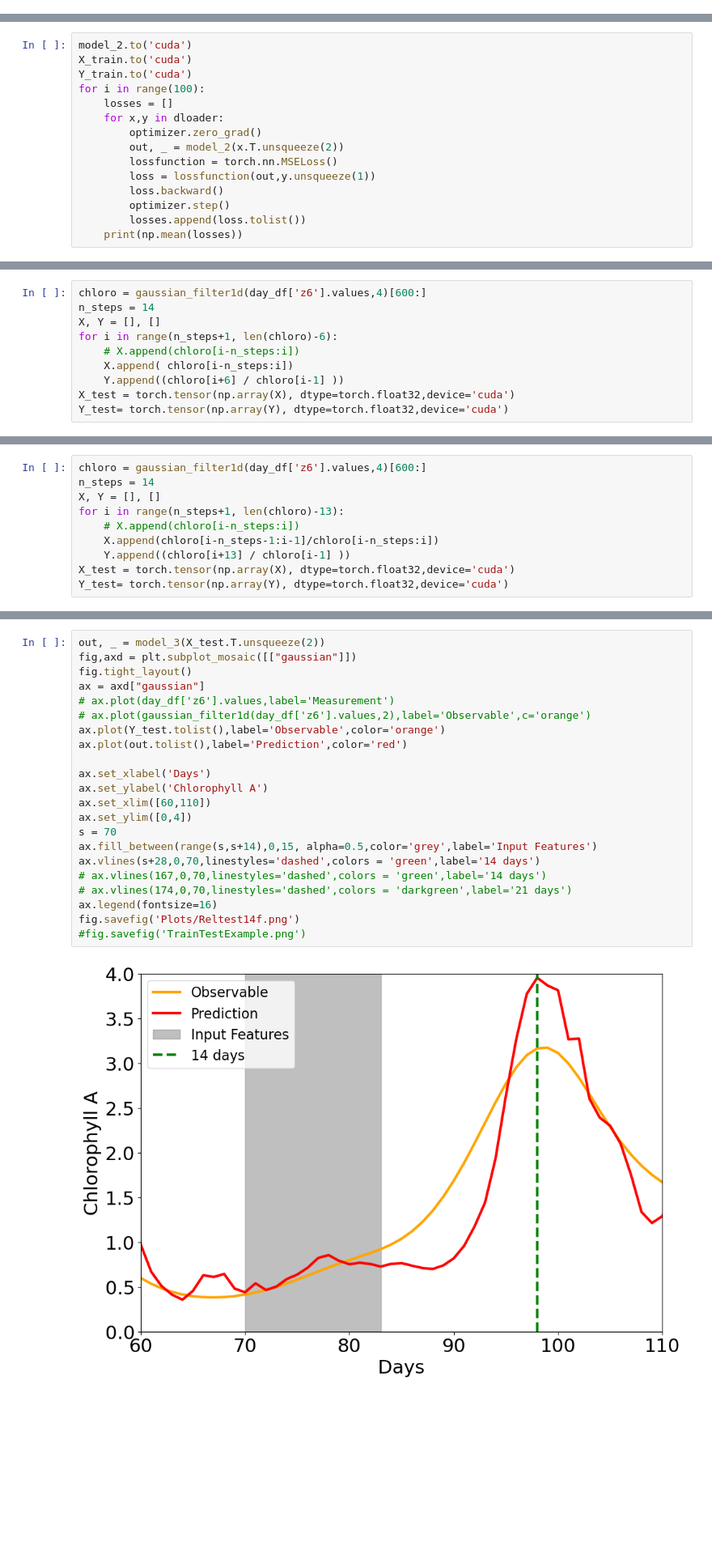
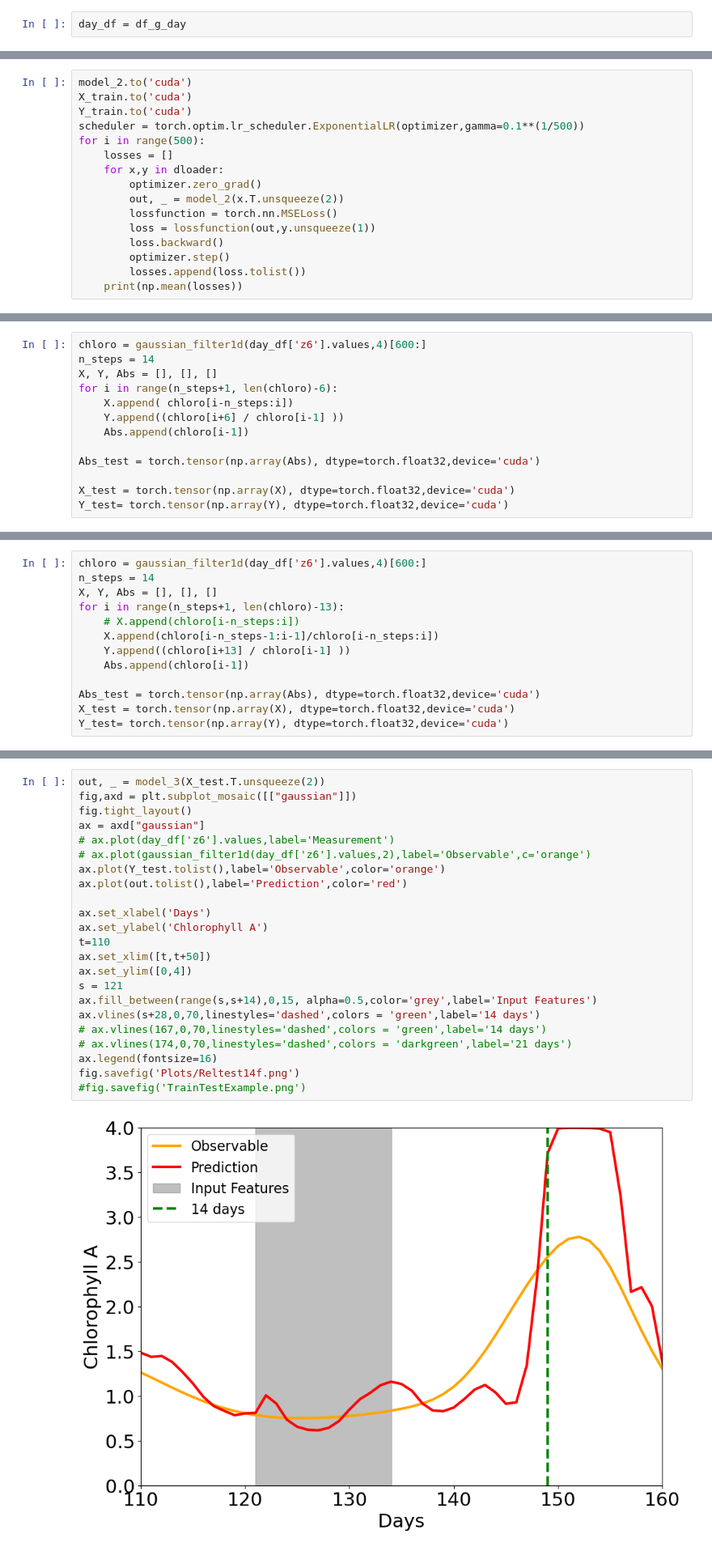
Before and after one commit to MTLehner/DSTSES_DataLakes, a Jupyter notebook: mtl_test_002.ipynb, the cells around one changed output, grey strips where cells are left out. Shown at 81% size. Saved outputs shown, nothing was run; the diff lists cells and outputs as text; blank space fills up the shorter version.

```diff
--- a/mtl_test_002.ipynb
+++ b/mtl_test_002.ipynb
@@ -59,6 +65,8 @@ initialize_plt((10,7))
 ### Gaussian Filter
 # %%
 from scipy.ndimage import gaussian_filter1d
+# %%
+day_df = df_g_day
 # %%
 fig,axd = plt.subplot_mosaic([["gaussian"]])
 fig.tight_layout()
@@ -265,7 +277,8 @@ dloader = DataLoader(ds,batch_size=8,shuffle=True)
 model_2.to('cuda')
 X_train.to('cuda')
 Y_train.to('cuda')
-for i in range(100):
+scheduler = torch.optim.lr_scheduler.ExponentialLR(optimizer,gamma=0.1**(1/500))
+for i in range(500):
     losses = []
     for x,y in dloader:
         optimizer.zero_grad()
@@ -313,11 +326,14 @@ fig.savefig('Plots/reltrain7.png')
 # %%
 chloro = gaussian_filter1d(day_df['z6'].values,4)[600:]
 n_steps = 14
-X, Y = [], []
+X, Y, Abs = [], [], []
 for i in range(n_steps+1, len(chloro)-6):
-    # X.append(chloro[i-n_steps:i])
     X.append( chloro[i-n_steps:i])
     Y.append((chloro[i+6] / chloro[i-1] ))
+    Abs.append(chloro[i-1])
+
+Abs_test = torch.tensor(np.array(Abs), dtype=torch.float32,device='cuda')
+
 X_test = torch.tensor(np.array(X), dtype=torch.float32,device='cuda')
 Y_test= torch.tensor(np.array(Y), dtype=torch.float32,device='cuda')
 # %%
@@ -385,11 +429,14 @@ dloader = DataLoader(ds,batch_size=8,shuffle=True)
 # %%
 chloro = gaussian_filter1d(day_df['z6'].values,4)[600:]
 n_steps = 14
-X, Y = [], []
+X, Y, Abs = [], [], []
 for i in range(n_steps+1, len(chloro)-13):
     # X.append(chloro[i-n_steps:i])
     X.append(chloro[i-n_steps-1:i-1]/chloro[i-n_steps:i])
     Y.append((chloro[i+13] / chloro[i-1] ))
+    Abs.append(chloro[i-1])
+
+Abs_test = torch.tensor(np.array(Abs), dtype=torch.float32,device='cuda')
 X_test = torch.tensor(np.array(X), dtype=torch.float32,device='cuda')
 Y_test= torch.tensor(np.array(Y), dtype=torch.float32,device='cuda')
 # %%
@@ -471,24 +560,25 @@ fig.savefig('Plots/Reltrain14.png')
 # %%
 out, _ = model_3(X_test.T.unsqueeze(2))
 fig,axd = plt.subplot_mosaic([["gaussian"]])
 fig.tight_layout()
 ax = axd["gaussian"]
 # ax.plot(day_df['z6'].values,label='Measurement')
 # ax.plot(gaussian_filter1d(day_df['z6'].values,2),label='Observable',c='orange')
 ax.plot(Y_test.tolist(),label='Observable',color='orange')
 ax.plot(out.tolist(),label='Prediction',color='red')
 
 ax.set_xlabel('Days')
 ax.set_ylabel('Chlorophyll A')
-ax.set_xlim([60,110])
+t=110
+ax.set_xlim([t,t+50])
 ax.set_ylim([0,4])
-s = 70
+s = 121
 ax.fill_between(range(s,s+14),0,15, alpha=0.5,color='grey',label='Input Features')
 ax.vlines(s+28,0,70,linestyles='dashed',colors = 'green',label='14 days')
 # ax.vlines(167,0,70,linestyles='dashed',colors = 'green',label='14 days')
 # ax.vlines(174,0,70,linestyles='dashed',colors = 'darkgreen',label='21 days')
 ax.legend(fontsize=16)
 fig.savefig('Plots/Reltest14f.png')
 #fig.savefig('TrainTestExample.png')
 # %% [output]
-[figure, old version]
+[figure, new version]
```
Also changed, not shown: parts of 27 cells of this notebook.
